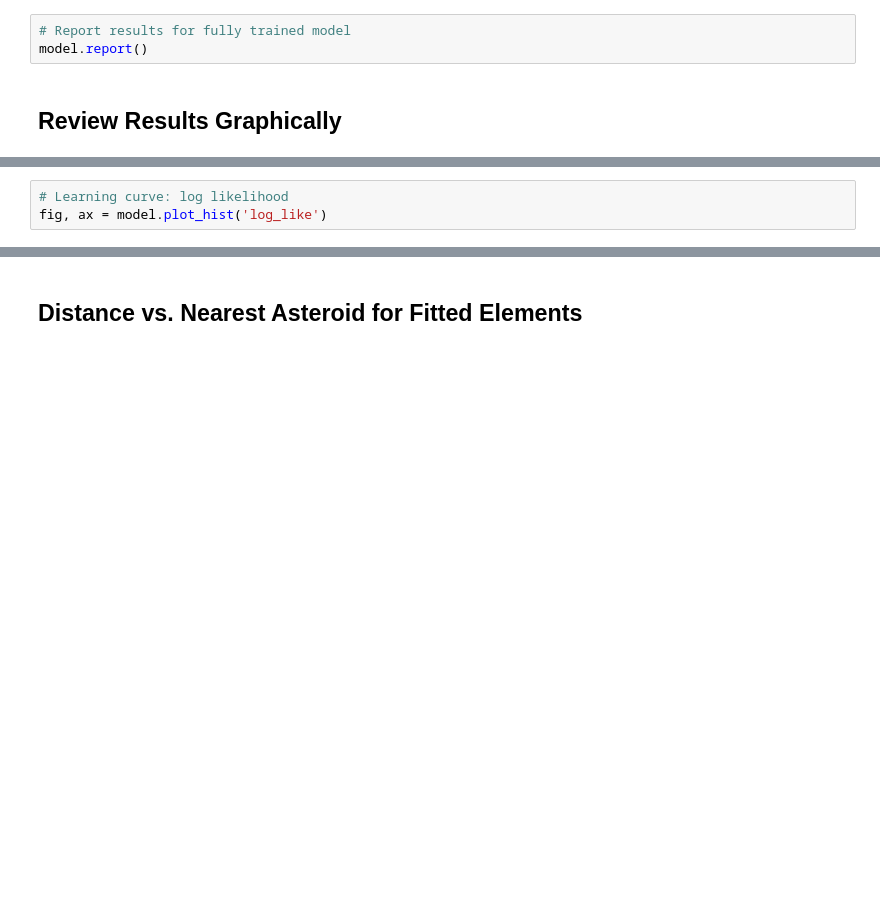
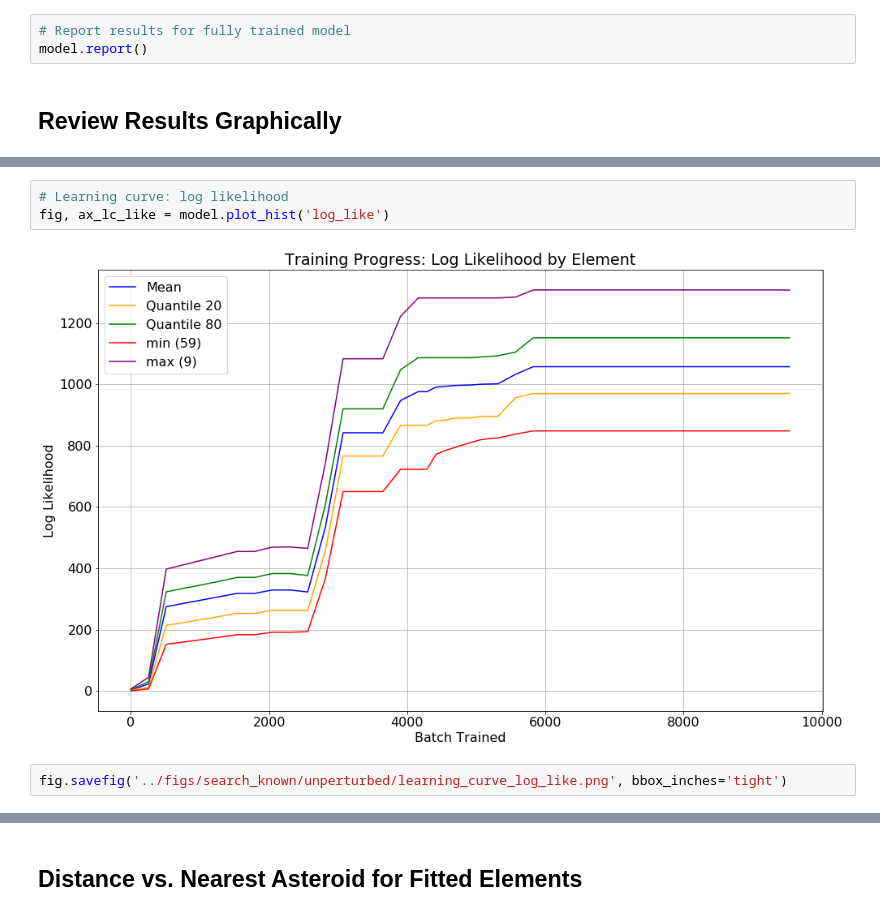
Before and after one commit to memanuel/kepler-sieve, a Jupyter notebook: jupyter/14_asteroid_search_unperturbed.ipynb, the cells around one changed output, grey strips where cells are left out. Saved outputs shown, nothing was run; the diff lists cells and outputs as text; blank space fills up the shorter version.

```diff
--- a/jupyter/14_asteroid_search_unperturbed.ipynb
+++ b/jupyter/14_asteroid_search_unperturbed.ipynb
@@ -254,5 +327,9 @@ fig, ax = model.plot_bar('minus_log_R', sorted=False)
 # %%
 # Learning curve: log likelihood
-fig, ax = model.plot_hist('log_like')
+fig, ax_lc_like = model.plot_hist('log_like')
+# %% [output]
+[figure, added]
+# %%
+fig.savefig('../figs/search_known/unperturbed/learning_curve_log_like.png', bbox_inches='tight')
 # %%
 # Learning curve: hits
```
Also changed, not shown: parts of 35 cells of this notebook, 2 other files.
